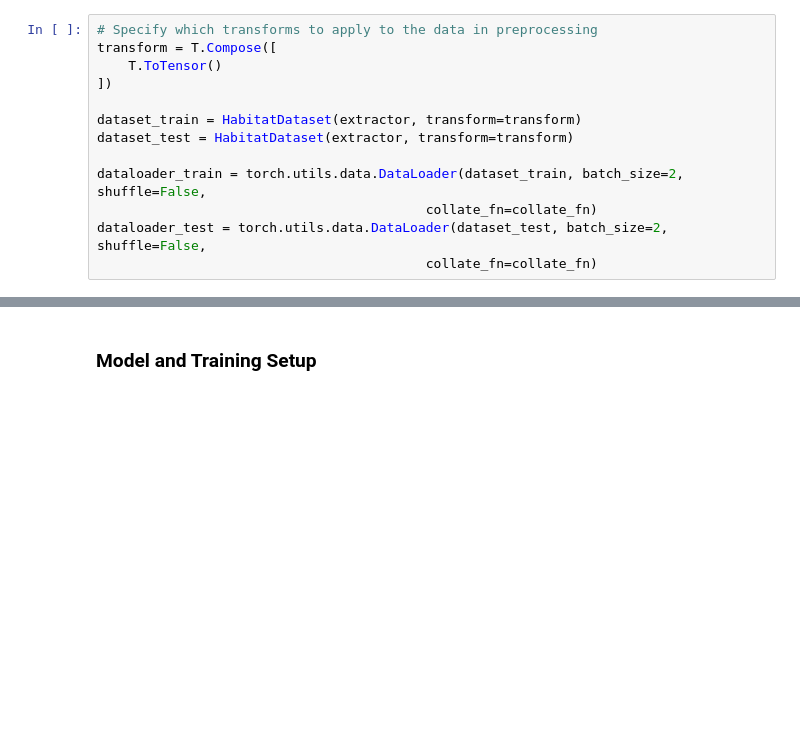
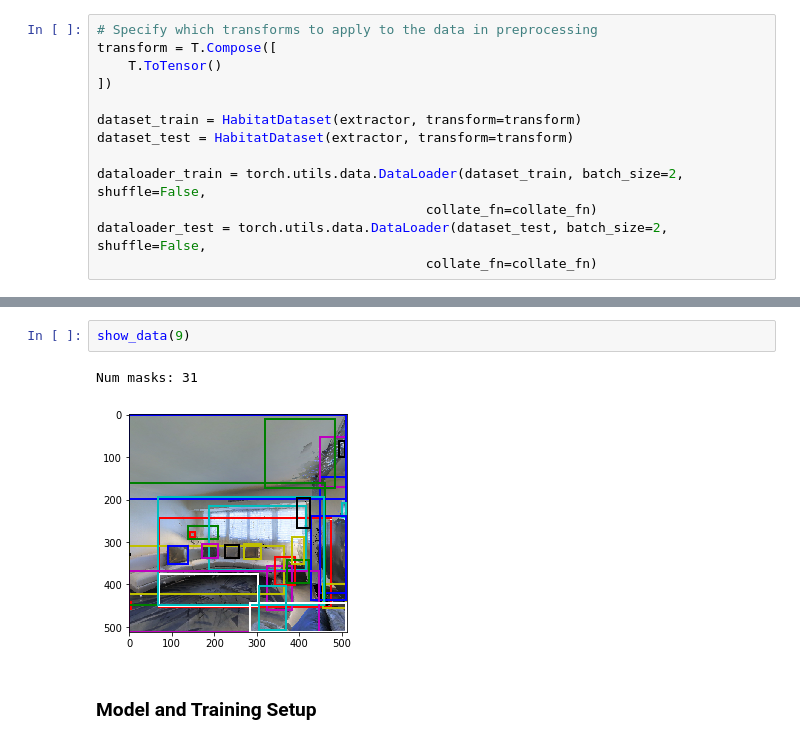
Before and after one commit to facebookresearch/habitat-sim, a Jupyter notebook: Instance-Segmentation-Example.ipynb, the cells around one changed output, grey strips where cells are left out. Saved outputs shown, nothing was run; the diff lists cells and outputs as text; blank space fills up the shorter version.

```diff
--- a/Instance-Segmentation-Example.ipynb
+++ b/Instance-Segmentation-Example.ipynb
@@ -145,3 +189,8 @@ plt.show()
+# %%
+show_data(9)
+# %% [output]
+Num masks: 31
+[figure, added]
 # %% [markdown]
 ### Model and Training Setup
 # %%
```
Also changed, not shown: parts of 8 cells of this notebook, 8 other files.
